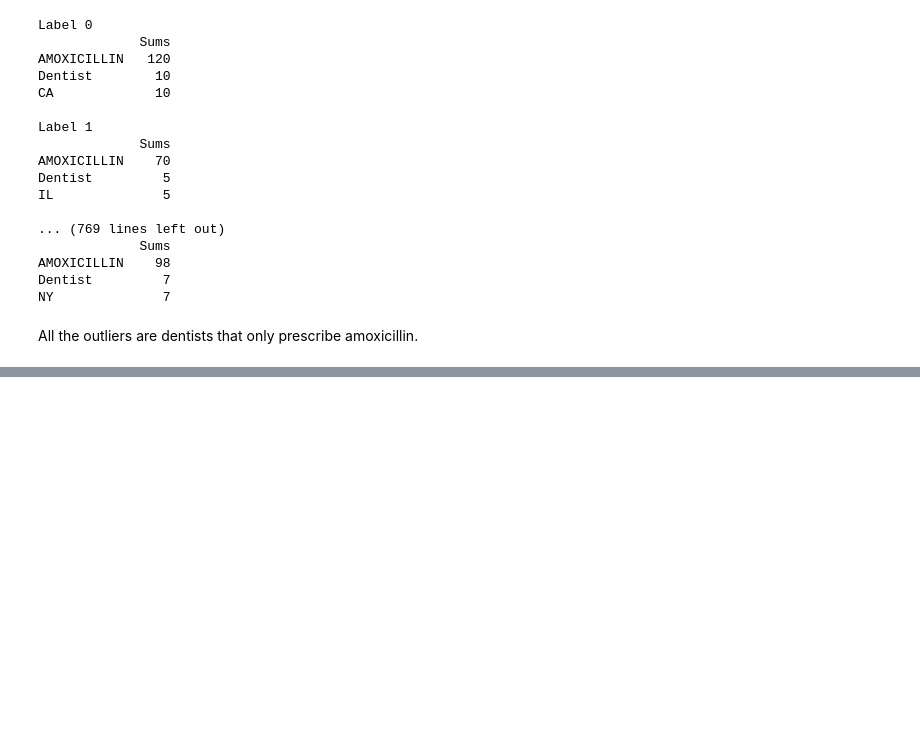
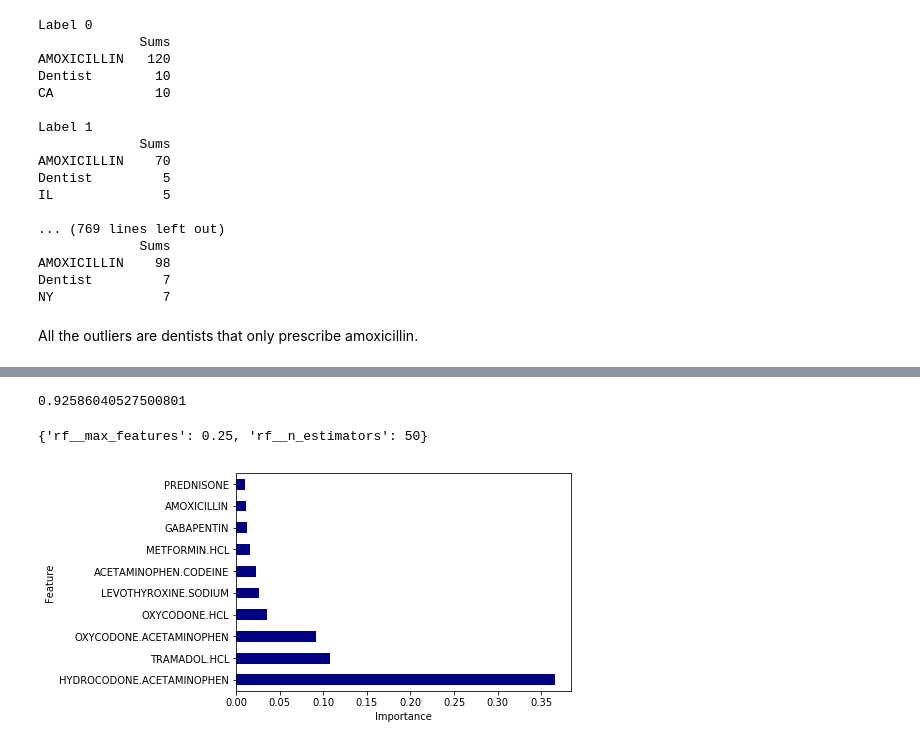
Before and after one commit to confoley/US_Opiate_Presciptions, a Jupyter notebook: opiates.ipynb, the cells around one changed output, grey strips where cells are left out. Drawn from its saved outputs; the diff is of its cells as text; code cells hidden in the pictures; blank space fills up the shorter version.

```diff
--- a/opiates.ipynb
+++ b/opiates.ipynb
@@ -270,0 +248,2 @@ All the outliers are dentists that only prescribe amoxicillin.
+# %%
+gs.fit(X_train, y_train)
@@ -270,0 +265,22 @@ All the outliers are dentists that only prescribe amoxicillin.
+# %%
+gs.score(X_test, y_test)
+# %% [output]
+0.92586040527500801
+# %%
+gs.best_params_
+# %% [output]
+{'rf__max_features': 0.25, 'rf__n_estimators': 50}
+# %%
+feat_imps = list(gs.best_estimator_.steps[1][1].feature_importances_)
+# %%
+features = pd.DataFrame(list(zip(X.columns, feat_imps)), columns=['Feature','Importance'])
+# %%
+top_feats = features.sort_values('Importance', ascending=False).head(10)
+top_feats.set_index('Feature', inplace=True)
+# %%
+top_feats['Importance'].plot(kind='barh', color='navy')
+plt.ylabel('Feature')
+plt.xlabel('Importance');
+# Same as before, makes sense
+# %% [output]
+[figure, added]
```
Also changed, not shown: parts of 25 cells of this notebook.
